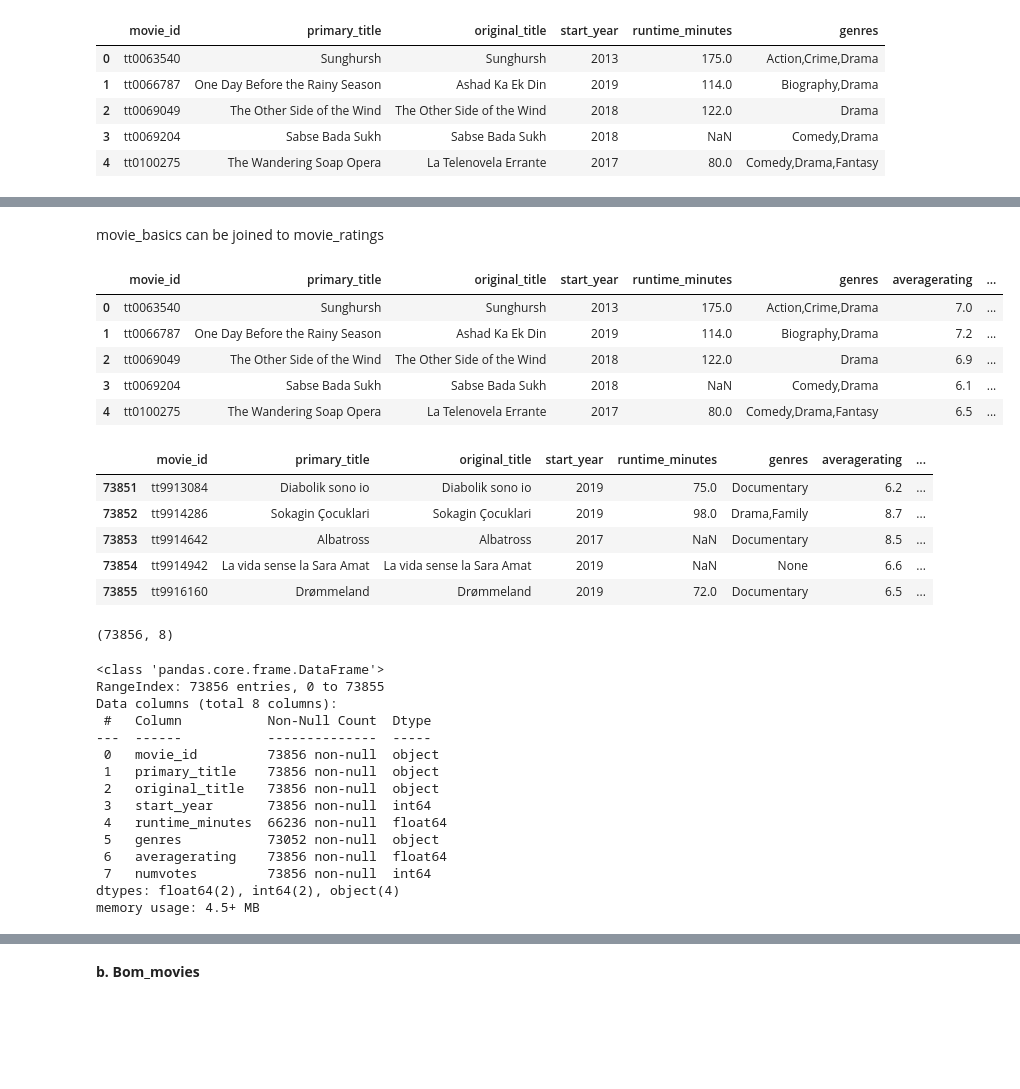
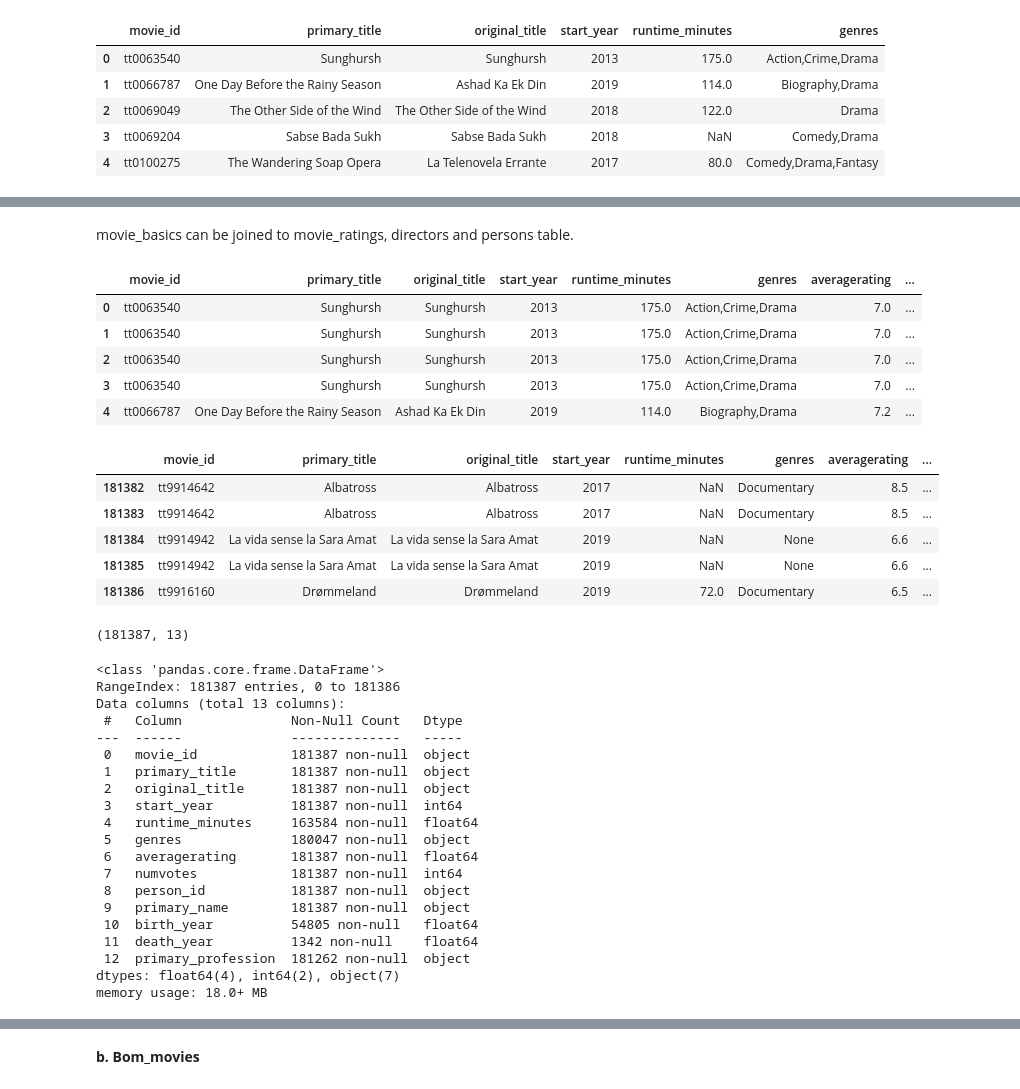
Before and after one commit to ngili/Exploratory-Analysis-of-Movies, a Jupyter notebook: student.ipynb, the cells around one changed output, grey strips where cells are left out. Drawn from its saved outputs; the diff is of its cells as text; code cells hidden in the pictures; blank space fills up the shorter version.

```diff
--- a/student.ipynb
+++ b/student.ipynb
@@ -166,19 +201,23 @@ q2.head()
 # %% [markdown]
-movie_basics can be joined to movie_ratings
+movie_basics can be joined to movie_ratings, directors and persons table.
 # %%
 #joining movie_basics to movie_ratings on movie_id and previewing the top
 imdb = pd.read_sql("""
 SELECT *
 FROM movie_basics b
 JOIN movie_ratings r
 USING (movie_id)
+JOIN directors d
+USING (movie_id)
+JOIN persons p
+USING (person_id)
 ;
 """,conn)
 imdb.head()
 # %% [output]
 |  | movie_id | primary_title | original_title | start_year | runtime_minutes | genres | averagerating | ... |
 | 0 | tt0063540 | Sunghursh | Sunghursh | 2013 | 175.0 | Action,Crime,Drama | 7.0 | ... |
-| 1 | tt0066787 | One Day Before the Rainy Season | Ashad Ka Ek Din | 2019 | 114.0 | Biography,Drama | 7.2 | ... |
-| 2 | tt0069049 | The Other Side of the Wind | The Other Side of the Wind | 2018 | 122.0 | Drama | 6.9 | ... |
-| 3 | tt0069204 | Sabse Bada Sukh | Sabse Bada Sukh | 2018 | NaN | Comedy,Drama | 6.1 | ... |
-| 4 | tt0100275 | The Wandering Soap Opera | La Telenovela Errante | 2017 | 80.0 | Comedy,Drama,Fantasy | 6.5 | ... |
+| 1 | tt0063540 | Sunghursh | Sunghursh | 2013 | 175.0 | Action,Crime,Drama | 7.0 | ... |
+| 2 | tt0063540 | Sunghursh | Sunghursh | 2013 | 175.0 | Action,Crime,Drama | 7.0 | ... |
+| 3 | tt0063540 | Sunghursh | Sunghursh | 2013 | 175.0 | Action,Crime,Drama | 7.0 | ... |
+| 4 | tt0066787 | One Day Before the Rainy Season | Ashad Ka Ek Din | 2019 | 114.0 | Biography,Drama | 7.2 | ... |
@@ -187,35 +229,40 @@ imdb.head()
 imdb.tail()
 # %% [output]
 |  | movie_id | primary_title | original_title | start_year | runtime_minutes | genres | averagerating | ... |
-| 73851 | tt9913084 | Diabolik sono io | Diabolik sono io | 2019 | 75.0 | Documentary | 6.2 | ... |
-| 73852 | tt9914286 | Sokagin Çocuklari | Sokagin Çocuklari | 2019 | 98.0 | Drama,Family | 8.7 | ... |
-| 73853 | tt9914642 | Albatross | Albatross | 2017 | NaN | Documentary | 8.5 | ... |
-| 73854 | tt9914942 | La vida sense la Sara Amat | La vida sense la Sara Amat | 2019 | NaN | None | 6.6 | ... |
-| 73855 | tt9916160 | Drømmeland | Drømmeland | 2019 | 72.0 | Documentary | 6.5 | ... |
+| 181382 | tt9914642 | Albatross | Albatross | 2017 | NaN | Documentary | 8.5 | ... |
+| 181383 | tt9914642 | Albatross | Albatross | 2017 | NaN | Documentary | 8.5 | ... |
+| 181384 | tt9914942 | La vida sense la Sara Amat | La vida sense la Sara Amat | 2019 | NaN | None | 6.6 | ... |
+| 181385 | tt9914942 | La vida sense la Sara Amat | La vida sense la Sara Amat | 2019 | NaN | None | 6.6 | ... |
+| 181386 | tt9916160 | Drømmeland | Drømmeland | 2019 | 72.0 | Documentary | 6.5 | ... |
 # %%
 #determining the number of records in the imdb dataframe
 imdb.shape
 # %% [output]
-(73856, 8)
+(181387, 13)
 # %%
 #checking the information
 imdb.info()
 # %% [output]
 <class 'pandas.core.frame.DataFrame'>
-RangeIndex: 73856 entries, 0 to 73855
-Data columns (total 8 columns):
- #   Column           Non-Null Count  Dtype
----  ------           --------------  -----
- 0   movie_id         73856 non-null  object
- 1   primary_title    73856 non-null  object
- 2   original_title   73856 non-null  object
- 3   start_year       73856 non-null  int64
- 4   runtime_minutes  66236 non-null  float64
- 5   genres           73052 non-null  object
- 6   averagerating    73856 non-null  float64
- 7   numvotes         73856 non-null  int64
-dtypes: float64(2), int64(2), object(4)
-memory usage: 4.5+ MB
+RangeIndex: 181387 entries, 0 to 181386
+Data columns (total 13 columns):
+ #   Column              Non-Null Count   Dtype
+---  ------              --------------   -----
+ 0   movie_id            181387 non-null  object
+ 1   primary_title       181387 non-null  object
+ 2   original_title      181387 non-null  object
+ 3   start_year          181387 non-null  int64
+ 4   runtime_minutes     163584 non-null  float64
+ 5   genres              180047 non-null  object
+ 6   averagerating       181387 non-null  float64
+ 7   numvotes            181387 non-null  int64
+ 8   person_id           181387 non-null  object
+ 9   primary_name        181387 non-null  object
+ 10  birth_year          54805 non-null   float64
+ 11  death_year          1342 non-null    float64
+ 12  primary_profession  181262 non-null  object
+dtypes: float64(4), int64(2), object(7)
+memory usage: 18.0+ MB
 # %%
 #previewing the summary statistics of imdb
 imdb.describe()
```
Also changed, not shown: parts of 106 cells of this notebook.
